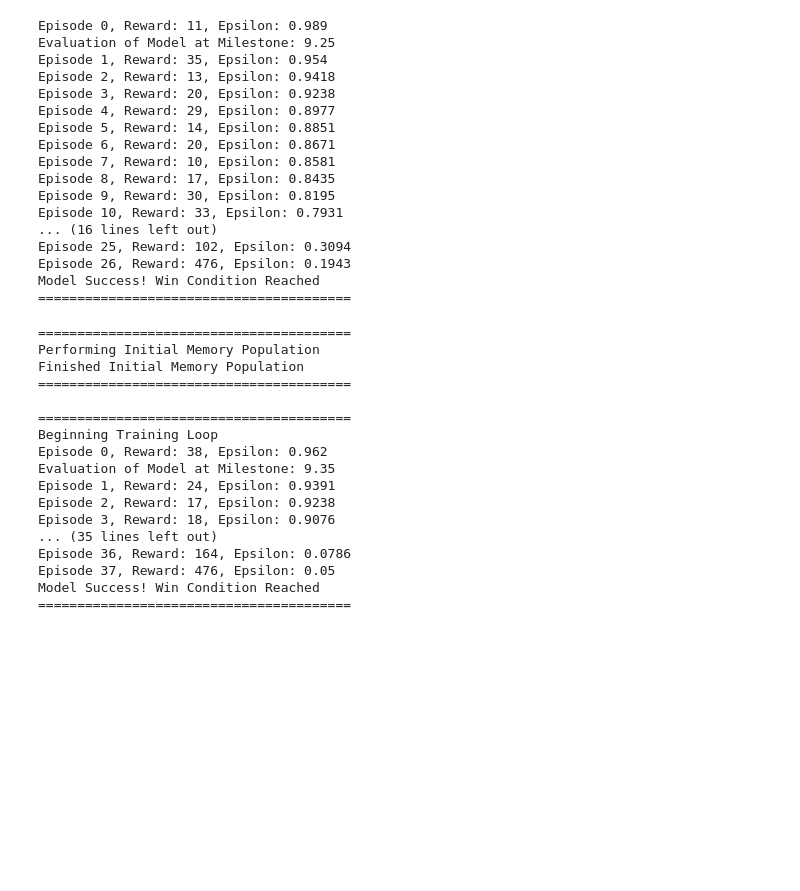
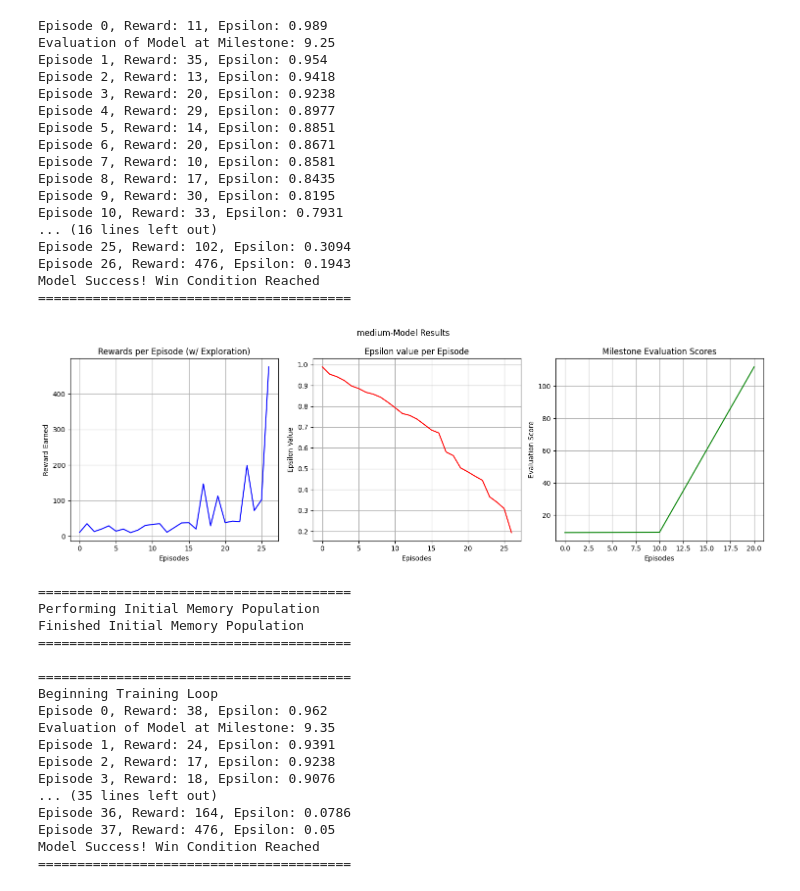
Before and after one commit to b5050d/CSCA5642Final, a Jupyter notebook: final.ipynb, the cells around one changed output. Saved outputs shown, nothing was run; the diff lists cells and outputs as text; code cells hidden in the pictures; blank space fills up the shorter version.

```diff
--- a/final.ipynb
+++ b/final.ipynb
@@ -795,6 +890,11 @@ Model Success! Win Condition Reached
 # %%
 # save_class_to_pickle("medium", medium_trainer)
 save_results_to_pickle("medium", medium_episodes, medium_total_rewards, medium_epsilons, medium_evaluation_episodes, medium_evaluations)
+# %%
+medium_episodes, medium_total_rewards, medium_epsilons, medium_evaluation_episodes, medium_evaluations = load_results_from_pickle('medium')
+plot_results("medium", medium_episodes, medium_total_rewards, medium_epsilons, medium_evaluation_episodes, medium_evaluations)
+# %% [output]
+[figure, added]
 # %%
 LEARNING_RATE = .001
 model_large_name = 'large'
```
Also changed, not shown: parts of 19 cells of this notebook, 1 other file.
